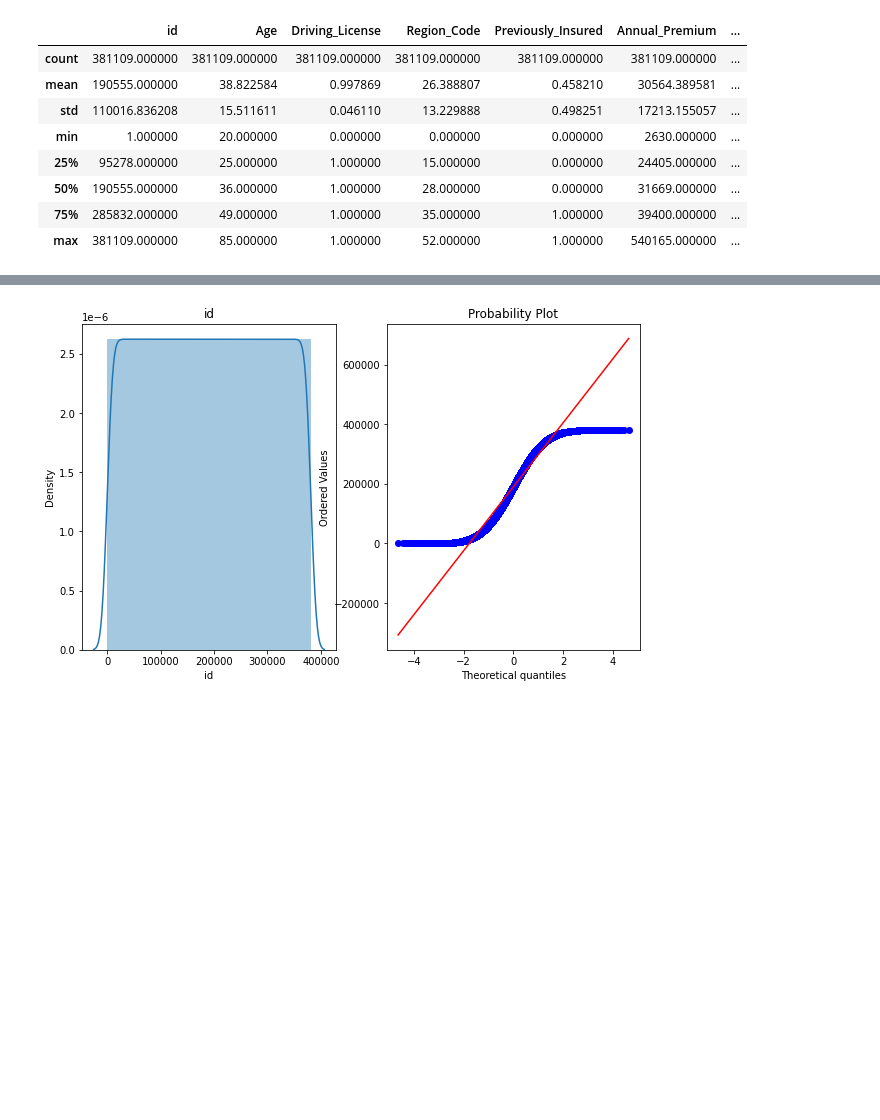
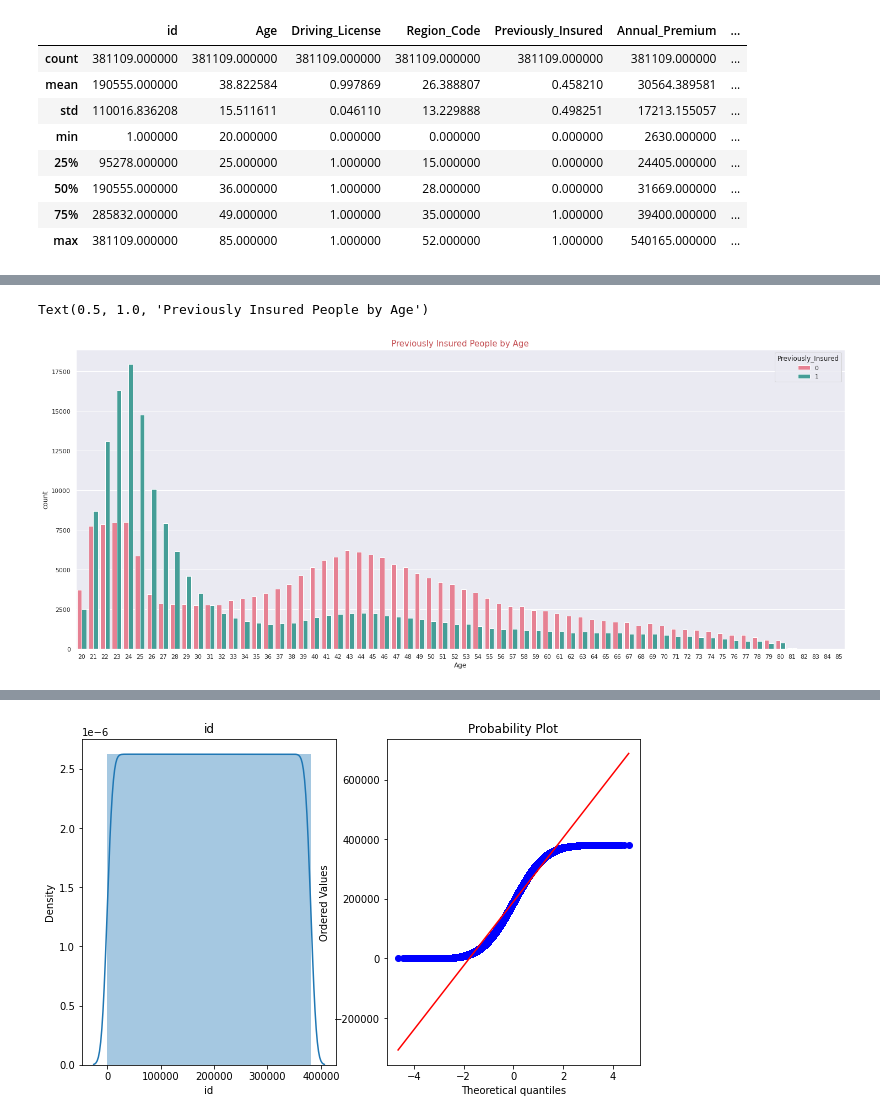
Before and after one commit to GoPlusUltra/Health-Insurance-Cross-Sell-Prediction-Model, a Jupyter notebook: HEALTH_INSURANCE_CROSS_SELL_PREDICTION.ipynb, the cells around one changed output, grey strips where cells are left out. Drawn from its saved outputs; the diff is of its cells as text; code cells hidden in the pictures; blank space fills up the shorter version.

```diff
--- a/HEALTH_INSURANCE_CROSS_SELL_PREDICTION.ipynb
+++ b/HEALTH_INSURANCE_CROSS_SELL_PREDICTION.ipynb
@@ -103,0 +213,7 @@ df.describe()
+# %%
+plt.figure(figsize=(25,10))
+sns.countplot(x='Age',hue='Previously_Insured',data=df,palette="husl")
+plt.title('Previously Insured People by Age',color='r',fontsize=15)
+# %% [output]
+Text(0.5, 1.0, 'Previously Insured People by Age')
+[figure, added]
```
Also changed, not shown: parts of 22 cells of this notebook.
